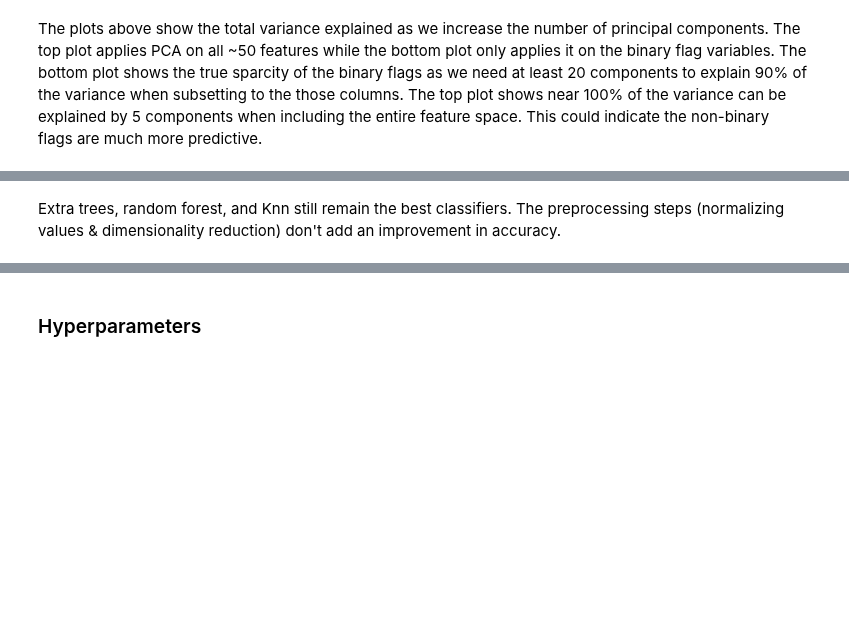
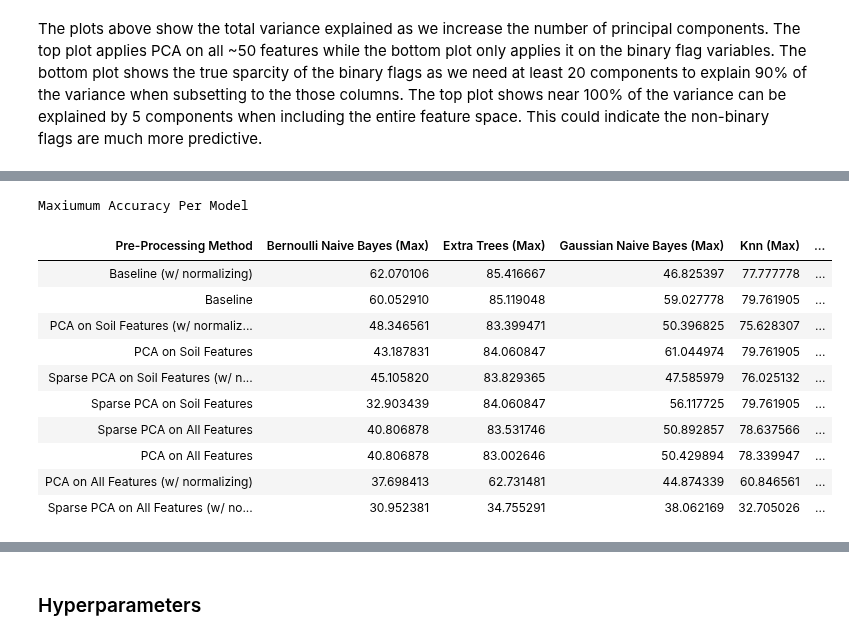
Before and after one commit to sams-data/mids-w207_9_sp22_forest_cover_classification, a Jupyter notebook: Submissions/bridwell_carmeli_hand_stephens_final_project.ipynb, the cells around one changed output, grey strips where cells are left out. Saved outputs shown, nothing was run; the diff lists cells and outputs as text; code cells hidden in the pictures; blank space fills up the shorter version.

Commit message:
organize preprocessing tables and decide on best models

```diff
--- a/Submissions/bridwell_carmeli_hand_stephens_final_project.ipynb
+++ b/Submissions/bridwell_carmeli_hand_stephens_final_project.ipynb
@@ -850,2 +820,55 @@ display(by_method_summary.style.hide_index())
-# %% [markdown]
-Extra trees, random forest, and Knn still remain the best classifiers. The preprocessing steps (normalizing values & dimensionality reduction) don't add an improvement in accuracy.
+# %%
+# create pivot table that shows the best accuracy (across all preprocessing method)
+performance_summary = pd.pivot_table(model_accuracy_all,
+                                     values='Accuracy',
+                                     index='Pre-Processing Method',
+                                     columns='Model',
+                                     aggfunc=np.max)
+# add (max) to all the column
+cols = performance_summary.columns
+performance_summary.columns = [col + ' (Max)' for col in cols]
+
+# append one column that is the median accuracy (across all models) for each method
+performance_summary_med = model_accuracy_all.groupby(['Pre-Processing Method']).median().reset_index()
+performance_summary_med.columns = ['Method','All Models (Median)']
+performance_summary_med = performance_summary_med.set_index('Method')
+performance_summary = performance_summary.join(performance_summary_med)
+performance_summary = performance_summary.reset_index()
+
+# sort by median descending
+performance_summary = performance_summary.sort_values(by='All Models (Median)',ascending=False)
+
+# display final dataframe with color coded cells for column-wise maximum
+def highlight_max(x):
+    return ['background-color: lightgreen;' if v == np.max(x) else '' for v in x]
+def bold_max(x):
+    return ['font-weight: bold;' if v == np.max(x) else '' for v in x]
+
+# columns to apply formatting
+subset_cols = performance_summary.columns[1:][:-1]
+
+# format columns
+performance_summary = (performance_summary
+                       .style
+                       .apply(highlight_max, subset = subset_cols)
+                       .apply(bold_max, subset = subset_cols))
+
+# add title and display
+styles = [dict(selector="caption", props=[("font-size", "120%"),
+                                          ("font-weight", "bold")])]
+
+performance_summary = performance_summary.set_caption('Maxiumum Accuracy Per Model').set_table_styles(styles)
+display(performance_summary.hide_index())
+# %% [output]
+Maxiumum Accuracy Per Model
+| Pre-Processing Method | Bernoulli Naive Bayes (Max) | Extra Trees (Max) | Gaussian Naive Bayes (Max) | Knn (Max) | ... |
+| Baseline (w/ normalizing) | 62.070106 | 85.416667 | 46.825397 | 77.777778 | ... |
+| Baseline | 60.052910 | 85.119048 | 59.027778 | 79.761905 | ... |
+| PCA on Soil Features (w/ normaliz... | 48.346561 | 83.399471 | 50.396825 | 75.628307 | ... |
+| PCA on Soil Features | 43.187831 | 84.060847 | 61.044974 | 79.761905 | ... |
+| Sparse PCA on Soil Features (w/ n... | 45.105820 | 83.829365 | 47.585979 | 76.025132 | ... |
+| Sparse PCA on Soil Features | 32.903439 | 84.060847 | 56.117725 | 79.761905 | ... |
+| Sparse PCA on All Features | 40.806878 | 83.531746 | 50.892857 | 78.637566 | ... |
+| PCA on All Features | 40.806878 | 83.002646 | 50.429894 | 78.339947 | ... |
+| PCA on All Features (w/ normalizing) | 37.698413 | 62.731481 | 44.874339 | 60.846561 | ... |
+| Sparse PCA on All Features (w/ no... | 30.952381 | 34.755291 | 38.062169 | 32.705026 | ... |
```
Also changed, not shown: parts of 11 cells of this notebook.
